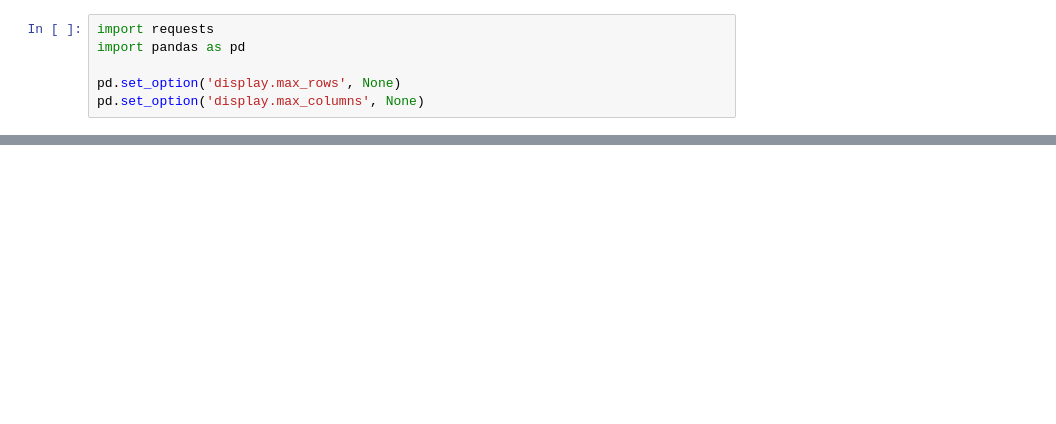
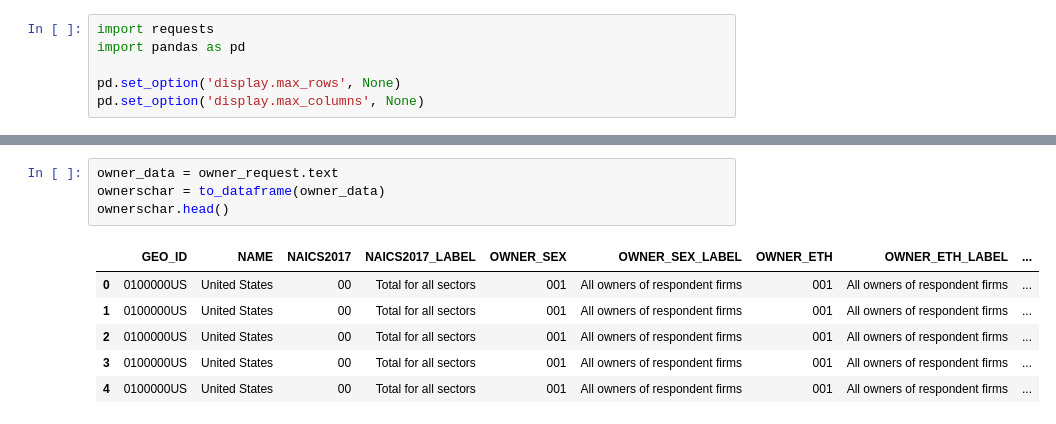
Before and after one commit to CMatador/asmt-8, a Jupyter notebook: etl.ipynb, the cells around one changed output, grey strips where cells are left out. Drawn from its saved outputs; the diff is of its cells as text; blank space fills up the shorter version.

```diff
--- a/etl.ipynb
+++ b/etl.ipynb
@@ -36,0 +102,11 @@ print('What happened')
+# %%
+owner_data = owner_request.text
+ownerschar = to_dataframe(owner_data)
+ownerschar.head()
+# %% [output]
+|  | GEO_ID | NAME | NAICS2017 | NAICS2017_LABEL | OWNER_SEX | OWNER_SEX_LABEL | OWNER_ETH | OWNER_ETH_LABEL | ... |
+| 0 | 0100000US | United States | 00 | Total for all sectors | 001 | All owners of respondent firms | 001 | All owners of respondent firms | ... |
+| 1 | 0100000US | United States | 00 | Total for all sectors | 001 | All owners of respondent firms | 001 | All owners of respondent firms | ... |
+| 2 | 0100000US | United States | 00 | Total for all sectors | 001 | All owners of respondent firms | 001 | All owners of respondent firms | ... |
+| 3 | 0100000US | United States | 00 | Total for all sectors | 001 | All owners of respondent firms | 001 | All owners of respondent firms | ... |
+| 4 | 0100000US | United States | 00 | Total for all sectors | 001 | All owners of respondent firms | 001 | All owners of respondent firms | ... |
```
Also changed, not shown: parts of 7 cells of this notebook.
